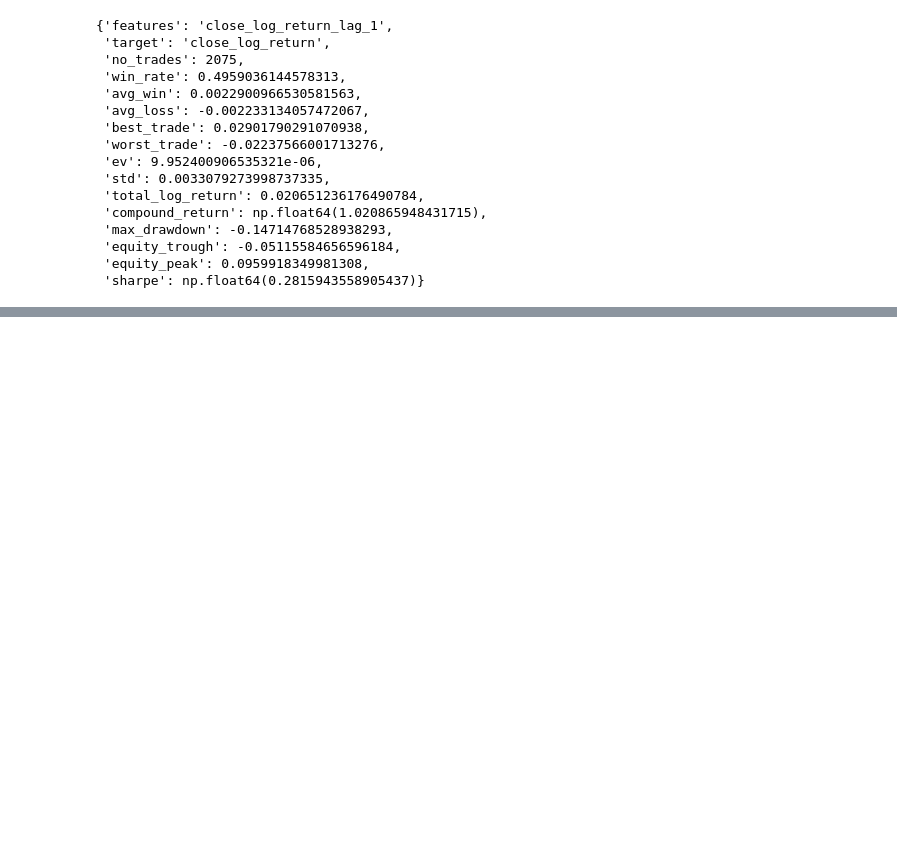
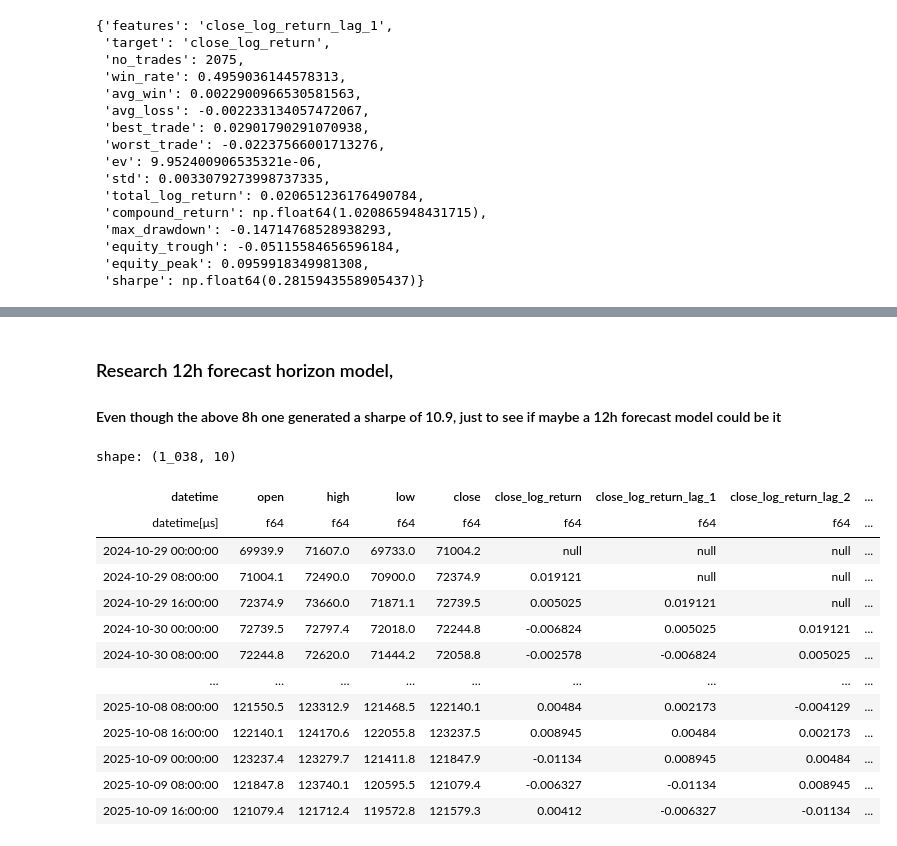
Before and after one commit to MichaelLy766/ML-Systematic-Trading-Engine, a Jupyter notebook: video1.ipynb, the cells around one changed output, grey strips where cells are left out. Drawn from its saved outputs; the diff is of its cells as text; code cells hidden in the pictures; blank space fills up the shorter version.

```diff
--- a/video1.ipynb
+++ b/video1.ipynb
@@ -556,0 +741,6 @@ research.eval_model_performance(y_test, y_hat, features, target, annualized_rate
+# %%
+target = 'close_log_return'
+feature_pool = [f'{target}_lag_{i}' for i in range(1, no_lags + 1)]
+research.benchmark_linear_models(ts.drop_nulls(), target, feature_pool, annualized_rate, loss=nn.HuberLoss())
+# new loss function huber loss (mix of mse and min abs error cause a higher sharpe)
+# also a mean reversion model, quite common for interday trading to have mean reversion
@@ -556,0 +793,9 @@ research.eval_model_performance(y_test, y_hat, features, target, annualized_rate
+# %%
+features = ['close_log_return_lag_1']
+model = LinearModel(len(features))
+model_trades = research.learn_model_trades(ts.drop_nulls(), features, target, model, loss=nn.L1Loss())
+model_trades = research.add_tx_fees_log(model_trades, maker_fee, taker_fee)
+research.plot_column(model_trades, 'equity_curve')
+# looks almost like a straight line, with minimal drawdown, which is what you want, the higher the sharpe, the straigther the line. Sharpes of
+# 20-40 is basically a straight line. This curve tells us we could use way more leverage with this. big question now, transaction fees, lets
+# see if its still amazing
@@ -556,0 +835,23 @@ research.eval_model_performance(y_test, y_hat, features, target, annualized_rate
+# %% [markdown]
+### Research 12h forecast horizon model,
+#### Even though the above 8h one generated a sharpe of 10.9, just to see if maybe a 12h forecast model could be it
+# %%
+time_interval = '12h'
+no_lags = 4
+ts = research.add_log_return_features(ts, 'close', forecast_horizon, max_no_lags=no_lags)
+ts
+# %% [output]
+shape: (1_038, 10)
+| datetime | open | high | low | close | close_log_return | close_log_return_lag_1 | close_log_return_lag_2 | ... |
+| datetime[μs] | f64 | f64 | f64 | f64 | f64 | f64 | f64 | ... |
+| 2024-10-29 00:00:00 | 69939.9 | 71607.0 | 69733.0 | 71004.2 | null | null | null | ... |
+| 2024-10-29 08:00:00 | 71004.1 | 72490.0 | 70900.0 | 72374.9 | 0.019121 | null | null | ... |
+| 2024-10-29 16:00:00 | 72374.9 | 73660.0 | 71871.1 | 72739.5 | 0.005025 | 0.019121 | null | ... |
+| 2024-10-30 00:00:00 | 72739.5 | 72797.4 | 72018.0 | 72244.8 | -0.006824 | 0.005025 | 0.019121 | ... |
+| 2024-10-30 08:00:00 | 72244.8 | 72620.0 | 71444.2 | 72058.8 | -0.002578 | -0.006824 | 0.005025 | ... |
+| … | … | … | … | … | … | … | … | ... |
+| 2025-10-08 08:00:00 | 121550.5 | 123312.9 | 121468.5 | 122140.1 | 0.00484 | 0.002173 | -0.004129 | ... |
+| 2025-10-08 16:00:00 | 122140.1 | 124170.6 | 122055.8 | 123237.5 | 0.008945 | 0.00484 | 0.002173 | ... |
+| 2025-10-09 00:00:00 | 123237.4 | 123279.7 | 121411.8 | 121847.9 | -0.01134 | 0.008945 | 0.00484 | ... |
+| 2025-10-09 08:00:00 | 121847.8 | 123740.1 | 120595.5 | 121079.4 | -0.006327 | -0.01134 | 0.008945 | ... |
+| 2025-10-09 16:00:00 | 121079.4 | 121712.4 | 119572.8 | 121579.3 | 0.00412 | -0.006327 | -0.01134 | ... |
```
Also changed, not shown: parts of 25 cells of this notebook, 2 other files.
